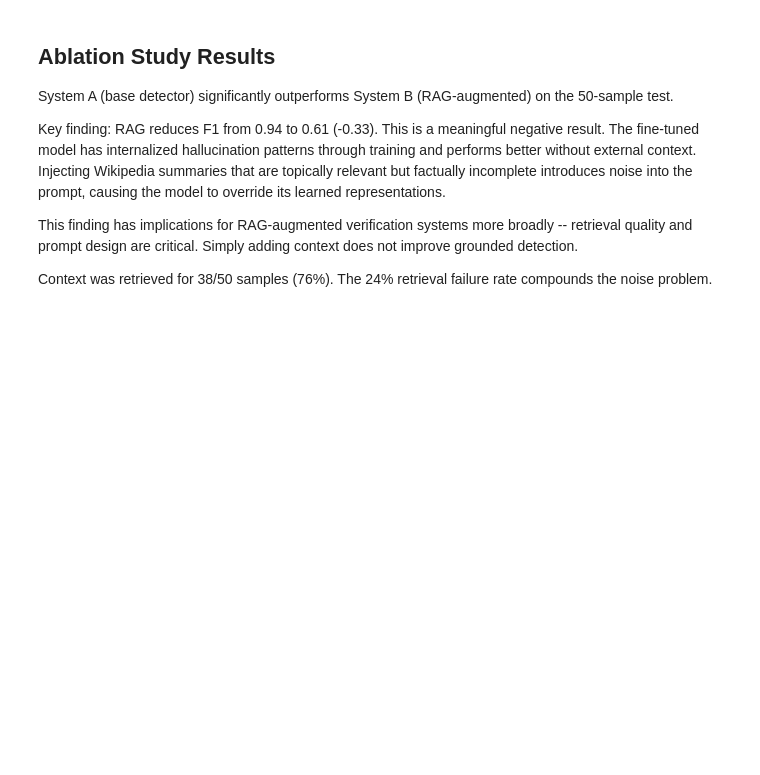
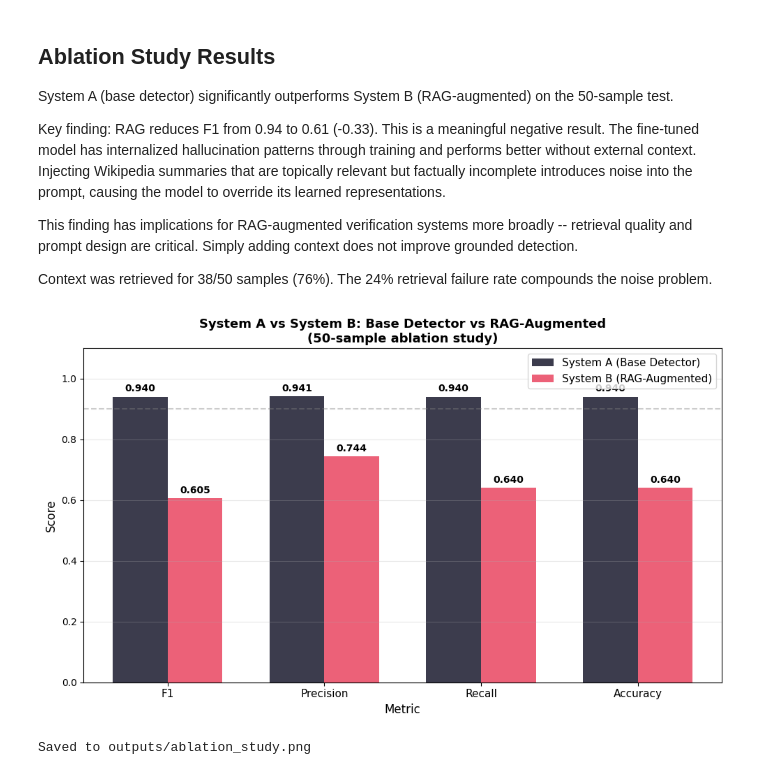
Before and after one commit to tamimmirza/llm-lie-detector, a Jupyter notebook: notebooks/07_rag_augmented_detection.ipynb, the cells around one changed output. Saved outputs shown, nothing was run; the diff lists cells and outputs as text; code cells hidden in the pictures; blank space fills up the shorter version.

Commit message:
Phase 5: Ablation study visualizations complete - bar chart and confusion matrices

```diff
--- a/notebooks/07_rag_augmented_detection.ipynb
+++ b/notebooks/07_rag_augmented_detection.ipynb
@@ -443,3 +443,53 @@ Simply adding context does not improve grounded detection.
 
 Context was retrieved for 38/50 samples (76%). The 24% retrieval
 failure rate compounds the noise problem.
+# %%
+import matplotlib.pyplot as plt
+import numpy as np
+
+# Data for plotting
+metrics = ['F1', 'Precision', 'Recall', 'Accuracy']
+system_a = [f1_a, precision_a, recall_a, accuracy_a]
+system_b = [f1_b, precision_b, recall_b, accuracy_b]
+
+x = np.arange(len(metrics))
+width = 0.35
+
+fig, ax = plt.subplots(figsize=(10, 6))
+
+bars_a = ax.bar(x - width/2, system_a, width,
+                label='System A (Base Detector)',
+                color='#1a1a2e', alpha=0.85)
+bars_b = ax.bar(x + width/2, system_b, width,
+                label='System B (RAG-Augmented)',
+                color='#e94560', alpha=0.85)
+
+# Add value labels on bars
+for bar in bars_a:
+    ax.text(bar.get_x() + bar.get_width()/2, bar.get_height() + 0.01,
+            f'{bar.get_height():.3f}', ha='center', va='bottom',
+            fontsize=10, fontweight='bold')
+
+for bar in bars_b:
+    ax.text(bar.get_x() + bar.get_width()/2, bar.get_height() + 0.01,
+            f'{bar.get_height():.3f}', ha='center', va='bottom',
+            fontsize=10, fontweight='bold')
+
+ax.set_xlabel('Metric', fontsize=12)
+ax.set_ylabel('Score', fontsize=12)
+ax.set_title('System A vs System B: Base Detector vs RAG-Augmented\n(50-sample ablation study)',
+             fontsize=13, fontweight='bold')
+ax.set_xticks(x)
+ax.set_xticklabels(metrics, fontsize=11)
+ax.set_ylim(0, 1.1)
+ax.legend(fontsize=11)
+ax.axhline(y=0.9, color='grey', linestyle='--', alpha=0.4, label='0.90 threshold')
+ax.grid(axis='y', alpha=0.3)
+
+plt.tight_layout()
+plt.savefig('../outputs/ablation_study.png', dpi=150, bbox_inches='tight')
+plt.show()
+print("Saved to outputs/ablation_study.png")
+# %% [output]
+[figure, added]
+Saved to outputs/ablation_study.png
```
Also changed, not shown: parts of 1 cell of this notebook, 2 other files.
